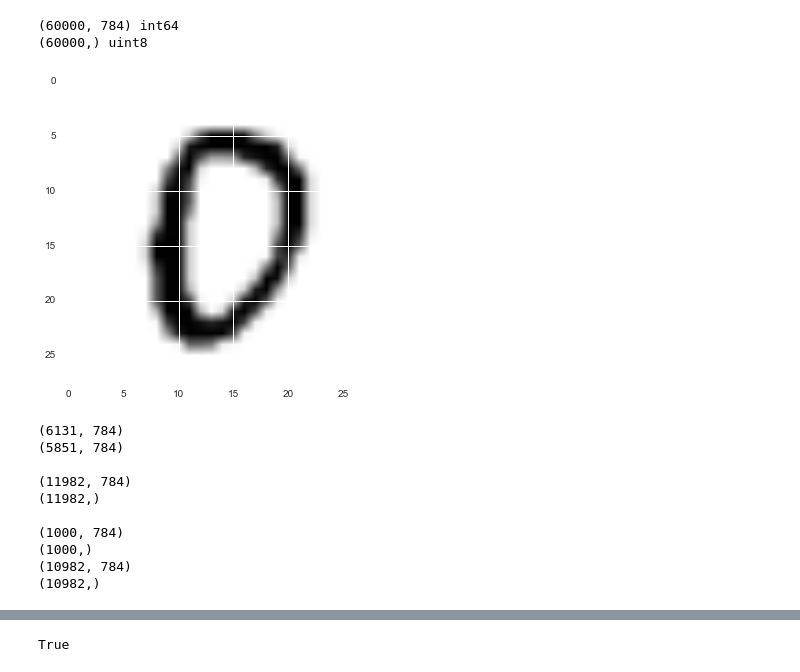
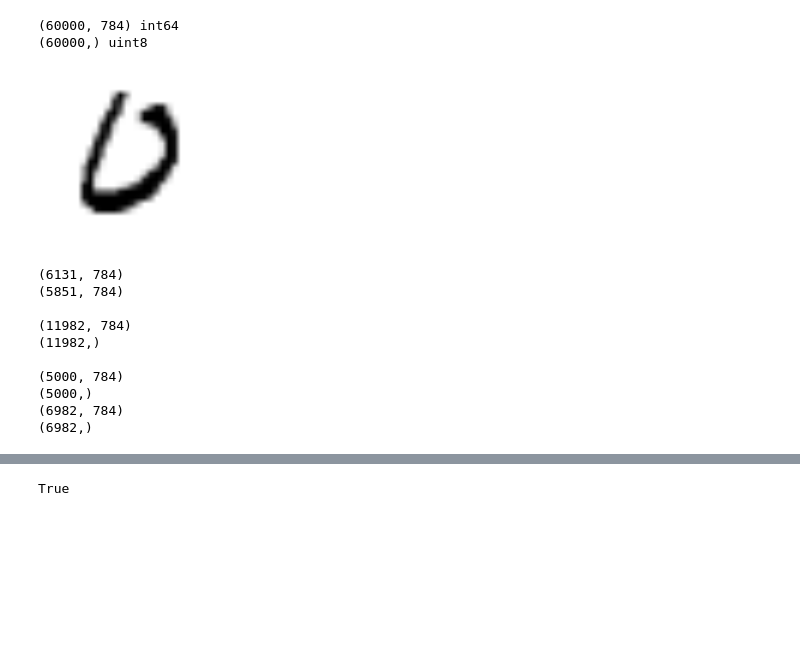
Before and after one commit to kristjanjonsson/Deep-Hidden-Layer-Learning, a Jupyter notebook: Prototyping.ipynb, the cells around one changed output, grey strips where cells are left out. Saved outputs shown, nothing was run; the diff lists cells and outputs as text; code cells hidden in the pictures; blank space fills up the shorter version.

```diff
--- a/Prototyping.ipynb
+++ b/Prototyping.ipynb
@@ -38,11 +38,14 @@ print(y_data.shape, y_data.dtype)
 (60000,) uint8
 # %%
 def plot_img(x):
+    plt.figure(figsize=(3, 3))
     plt.imshow(x.reshape((28, 28)), cmap=plt.cm.gray_r)
+    plt.grid(False)
+    plt.tick_params(labelbottom=False, labelleft=False)
 
 plot_img(X_data[np.random.randint(0, len(X_data))])
 # %% [output]
-[figure, old version]
+[figure, new version]
 # %%
 # We'll use the 3s and 8s.
 X3 = X_data[y_data == 3]
@@ -58,7 +61,7 @@ print(y.shape)
 print()
 
 
-X_train, X_test, y_train, y_test = train_test_split(X, y, train_size=1000)
+X_train, X_test, y_train, y_test = train_test_split(X, y, train_size=5000)
 print(X_train.shape)
 print(y_train.shape)
 print(X_test.shape)
@@ -70,7 +73,7 @@ print(y_test.shape)
 (11982, 784)
 (11982,)
 
-(1000, 784)
-(1000,)
-(10982, 784)
-(10982,)
+(5000, 784)
+(5000,)
+(6982, 784)
+(6982,)
```
Also changed, not shown: parts of 22 cells of this notebook.
